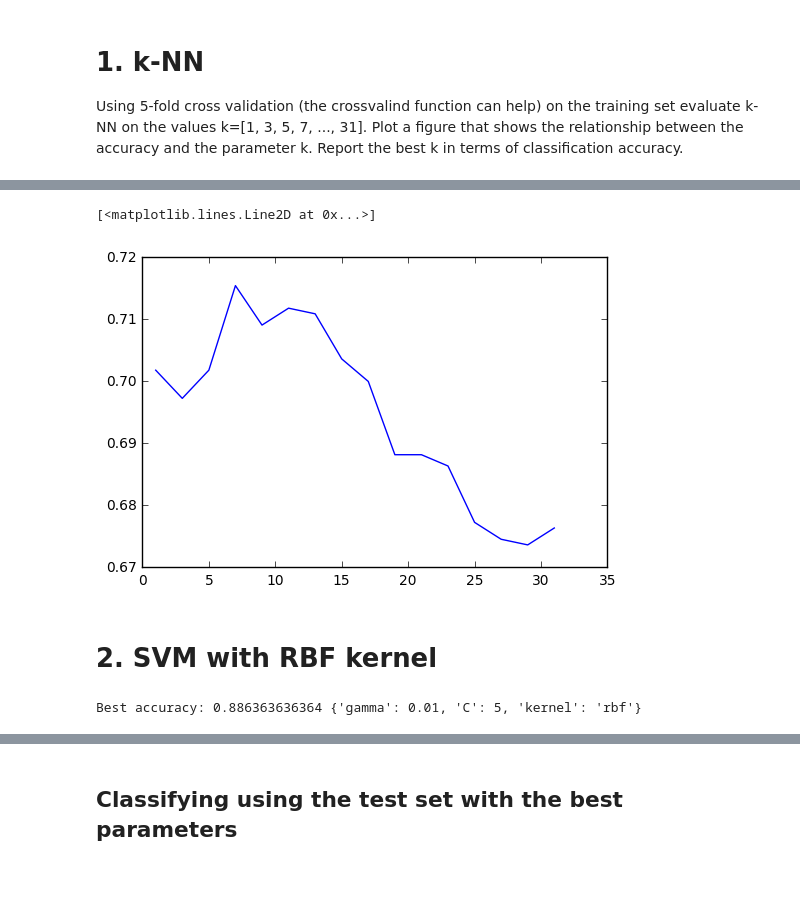
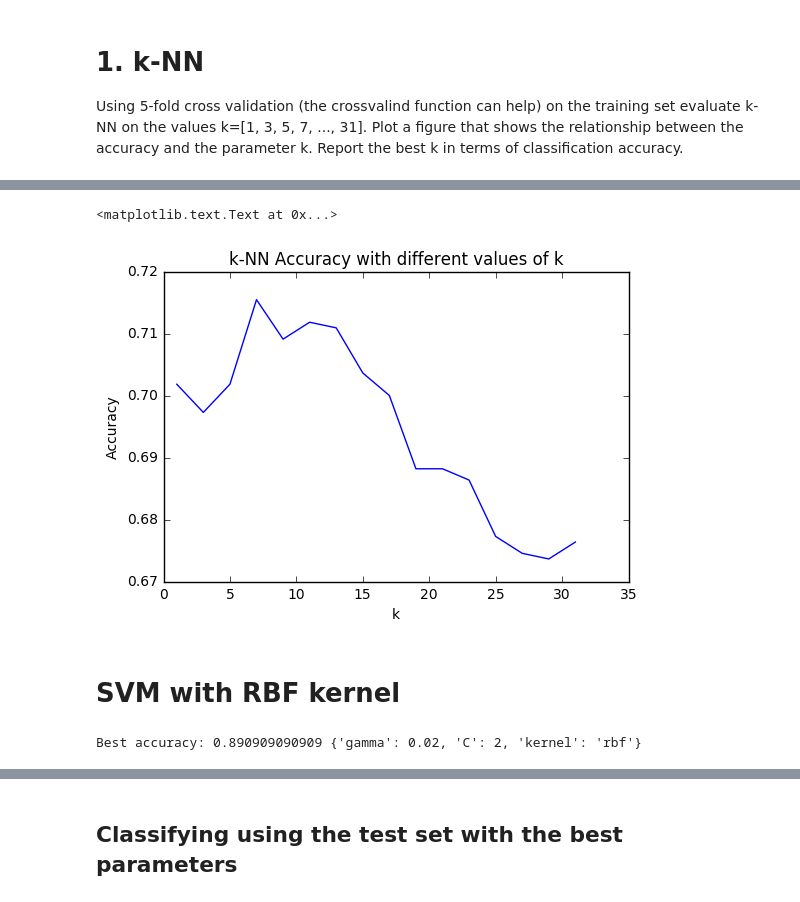
Before and after one commit to olinguyen/ece657a, a Jupyter notebook: assignment2/Question1.ipynb, the cells around one changed output, grey strips where cells are left out. Drawn from its saved outputs; the diff is of its cells as text; code cells hidden in the pictures.

```diff
--- a/assignment2/Question1.ipynb
+++ b/assignment2/Question1.ipynb
@@ -97,18 +99,24 @@ OrderedDict([(7, 0.71545454545454545),
 # %%
 x = list(k_accuracies.values())
 y = list(k_accuracies.keys())
 
 plt.plot(y, x)
+plt.title('k-NN Accuracy with different values of k')
+plt.xlabel('k')
+plt.ylabel('Accuracy')
 # %% [output]
-[<matplotlib.lines.Line2D at 0x...>]
+<matplotlib.text.Text at 0x...>
-[figure, old version]
+[figure, new version]
 # %% [markdown]
-# 2. SVM with RBF kernel
+# SVM with RBF kernel
 # %%
-parameters = {'kernel':['rbf'], 'C':[0.1, 0.5, 1, 2, 5,10, 20, 50], 'gamma': [0.01, 0.05, 0.1, 0.5, 1, 2, 5, 10]}
+sigmas = [0.01, 0.05, 0.1, 0.5, 1, 2, 5, 10]
+gamma = [1/(2 * sigma**2) for sigma in sigmas]
+
+parameters = {'kernel':['rbf'], 'C':[0.1, 0.5, 1, 2, 5,10, 20, 50], 'gamma': gamma}
 svr = SVC()
 clf = GridSearchCV(svr, parameters, cv=5)
 clf.fit(X_train, y_train)
 print("Best accuracy:", clf.best_score_,  clf.best_params_)
 # %% [output]
-Best accuracy: 0.886363636364 {'gamma': 0.01, 'C': 5, 'kernel': 'rbf'}
+Best accuracy: 0.890909090909 {'gamma': 0.02, 'C': 2, 'kernel': 'rbf'}
```
Also changed, not shown: parts of 5 cells of this notebook.
